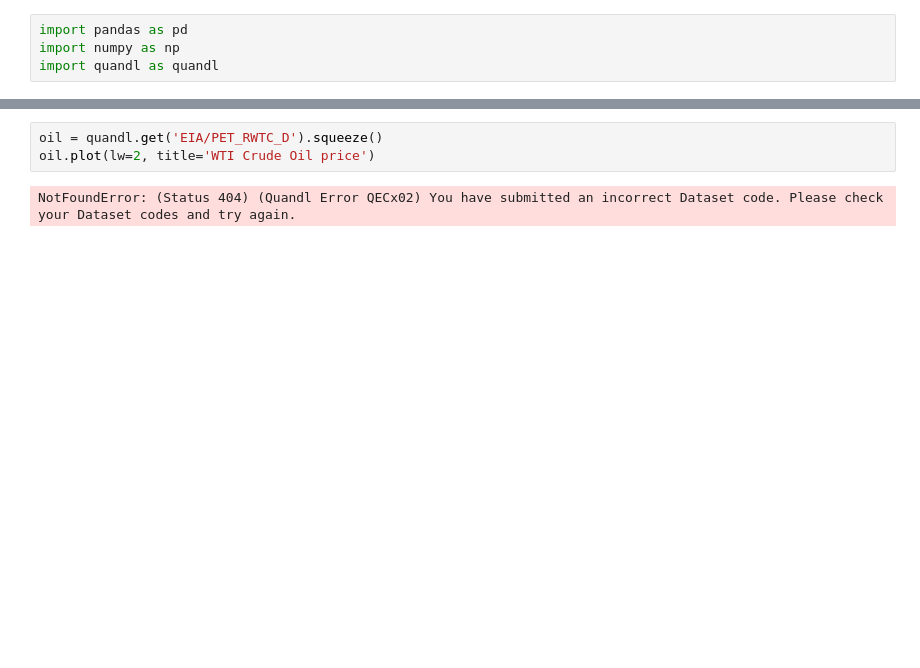
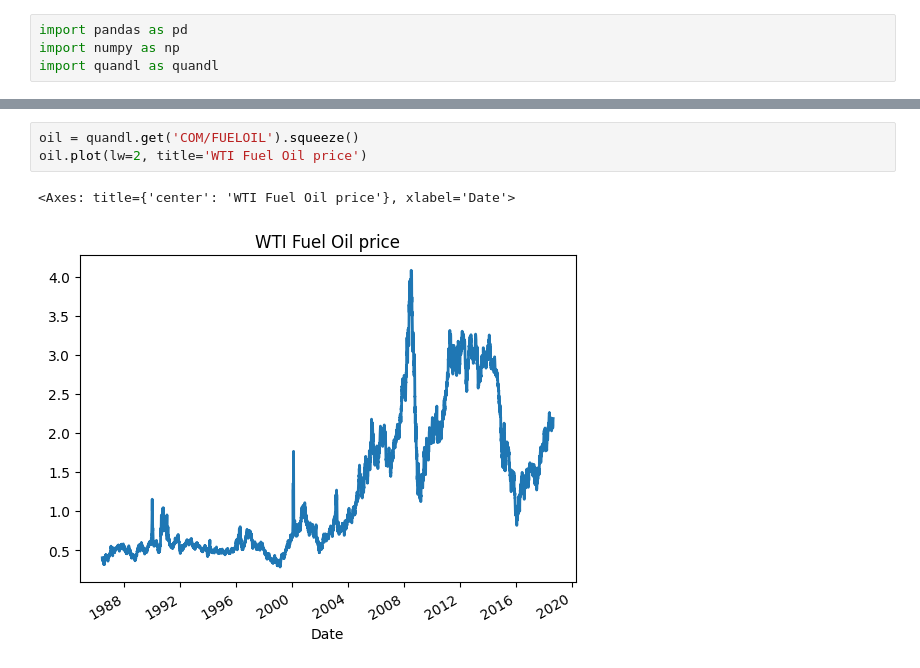
Before and after one commit to lorenzocarleo/quandl, a Jupyter notebook: WTIcrudeOilPrices.ipynb, the cells around one changed output, grey strips where cells are left out. Saved outputs shown, nothing was run; the diff lists cells and outputs as text; blank space fills up the shorter version.

```diff
--- a/WTIcrudeOilPrices.ipynb
+++ b/WTIcrudeOilPrices.ipynb
@@ -32,5 +46,6 @@ mydata
 # %%
-oil = quandl.get('EIA/PET_RWTC_D').squeeze()
-oil.plot(lw=2, title='WTI Crude Oil price')
+oil = quandl.get('COM/FUELOIL').squeeze()
+oil.plot(lw=2, title='WTI Fuel Oil price')
 # %% [output]
-NotFoundError: (Status 404) (Quandl Error QECx02) You have submitted an incorrect Dataset code. Please check your Dataset codes and try again.
+<Axes: title={'center': 'WTI Fuel Oil price'}, xlabel='Date'>
+[figure, added]
```
Also changed, not shown: parts of 3 cells of this notebook, 4 other files.
